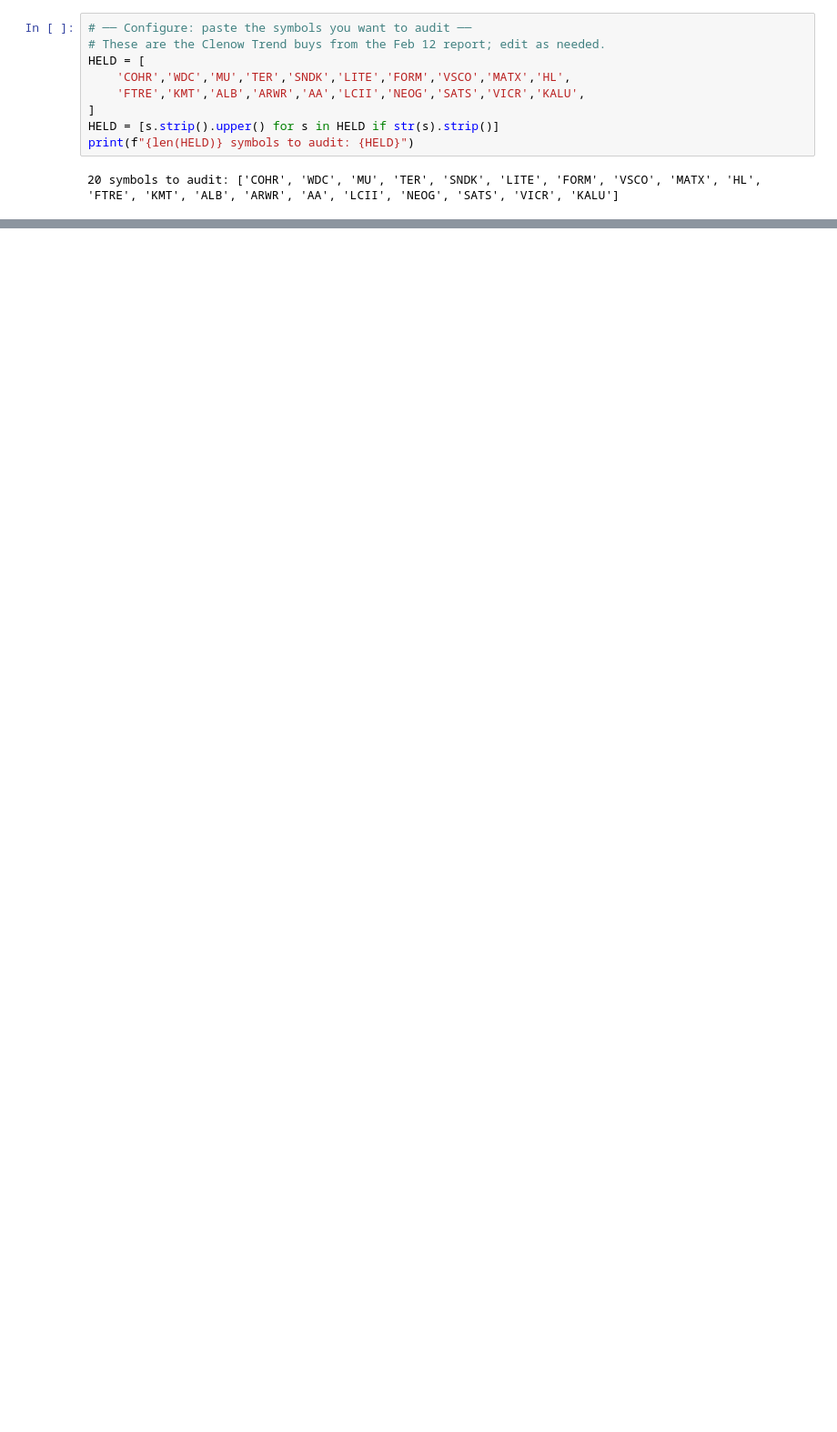
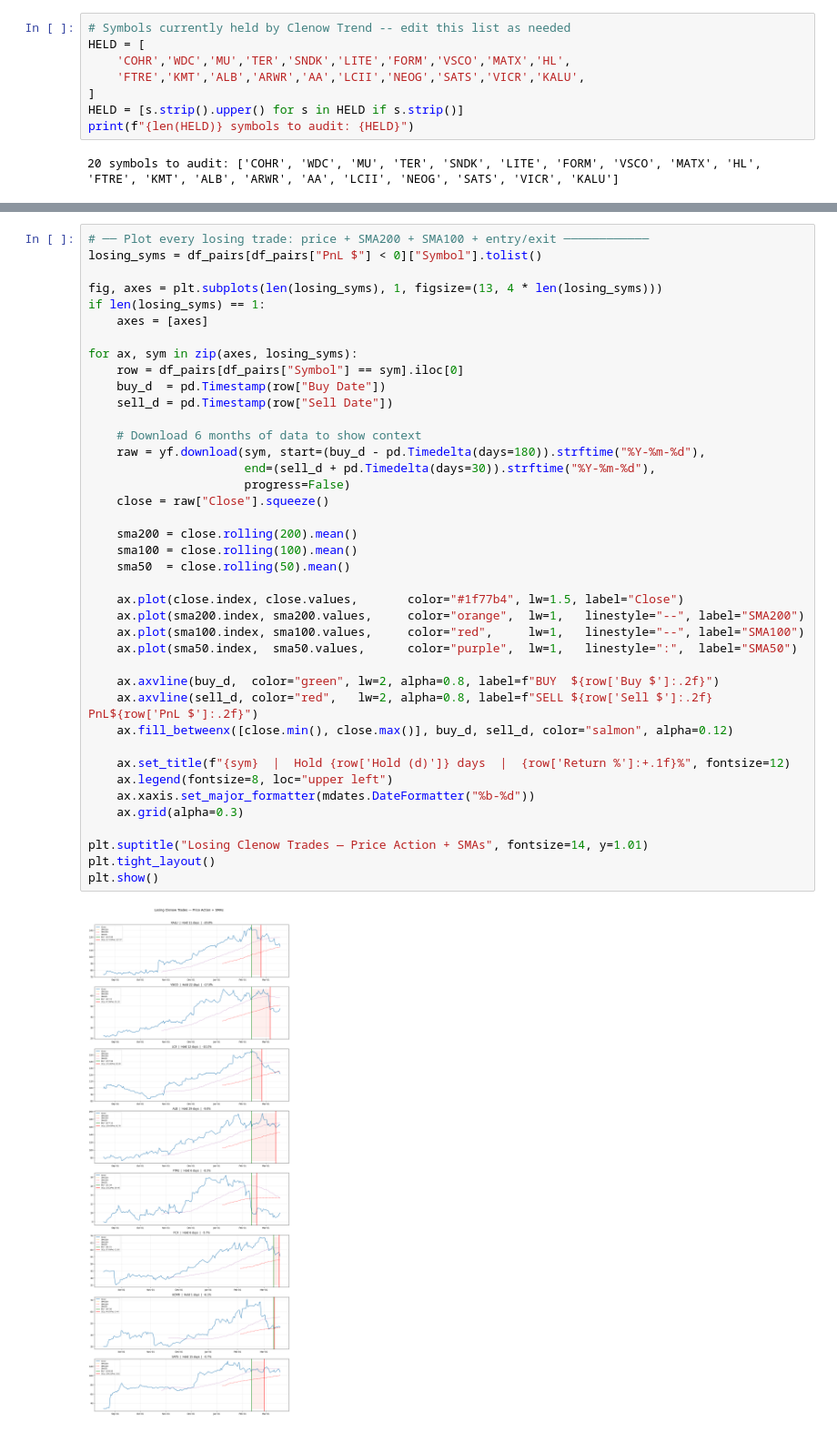
Before and after one commit to Shazil10/alpaca-paper-trader, a Jupyter notebook: analysis/strategies/momentum/clenow_trend.ipynb, the cells around one changed output, grey strips where cells are left out. Shown at 91% size. Cells and saved outputs as stored; diff of their text form; blank space fills up the shorter version.

```diff
--- a/analysis/strategies/momentum/clenow_trend.ipynb
+++ b/analysis/strategies/momentum/clenow_trend.ipynb
@@ -377,11 +372,10 @@ Paste your held symbols in the next cell and run it.
 # %%
-# ── Configure: paste the symbols you want to audit ──
-# These are the Clenow Trend buys from the Feb 12 report; edit as needed.
+# Symbols currently held by Clenow Trend -- edit this list as needed
 HELD = [
     'COHR','WDC','MU','TER','SNDK','LITE','FORM','VSCO','MATX','HL',
     'FTRE','KMT','ALB','ARWR','AA','LCII','NEOG','SATS','VICR','KALU',
 ]
-HELD = [s.strip().upper() for s in HELD if str(s).strip()]
+HELD = [s.strip().upper() for s in HELD if s.strip()]
 print(f"{len(HELD)} symbols to audit: {HELD}")
 # %% [output]
 20 symbols to audit: ['COHR', 'WDC', 'MU', 'TER', 'SNDK', 'LITE', 'FORM', 'VSCO', 'MATX', 'HL', 'FTRE', 'KMT', 'ALB', 'ARWR', 'AA', 'LCII', 'NEOG', 'SATS', 'VICR', 'KALU']
@@ -542,0 +619,42 @@ Exit days per symbol (last 5 trading days):
+# %%
+# ── Plot every losing trade: price + SMA200 + SMA100 + entry/exit ────────────
+losing_syms = df_pairs[df_pairs["PnL $"] < 0]["Symbol"].tolist()
+
+fig, axes = plt.subplots(len(losing_syms), 1, figsize=(13, 4 * len(losing_syms)))
+if len(losing_syms) == 1:
+    axes = [axes]
+
+for ax, sym in zip(axes, losing_syms):
+    row = df_pairs[df_pairs["Symbol"] == sym].iloc[0]
+    buy_d  = pd.Timestamp(row["Buy Date"])
+    sell_d = pd.Timestamp(row["Sell Date"])
+
+    # Download 6 months of data to show context
+    raw = yf.download(sym, start=(buy_d - pd.Timedelta(days=180)).strftime("%Y-%m-%d"),
+                      end=(sell_d + pd.Timedelta(days=30)).strftime("%Y-%m-%d"),
+                      progress=False)
+    close = raw["Close"].squeeze()
+
+    sma200 = close.rolling(200).mean()
+    sma100 = close.rolling(100).mean()
+    sma50  = close.rolling(50).mean()
+
+    ax.plot(close.index, close.values,       color="#1f77b4", lw=1.5, label="Close")
+    ax.plot(sma200.index, sma200.values,     color="orange",  lw=1,   linestyle="--", label="SMA200")
+    ax.plot(sma100.index, sma100.values,     color="red",     lw=1,   linestyle="--", label="SMA100")
+    ax.plot(sma50.index,  sma50.values,      color="purple",  lw=1,   linestyle=":",  label="SMA50")
+
+    ax.axvline(buy_d,  color="green", lw=2, alpha=0.8, label=f"BUY  ${row['Buy $']:.2f}")
+    ax.axvline(sell_d, color="red",   lw=2, alpha=0.8, label=f"SELL ${row['Sell $']:.2f}  PnL${row['PnL $']:.2f}")
+    ax.fill_betweenx([close.min(), close.max()], buy_d, sell_d, color="salmon", alpha=0.12)
+
+    ax.set_title(f"{sym}  |  Hold {row['Hold (d)']} days  |  {row['Return %']:+.1f}%", fontsize=12)
+    ax.legend(fontsize=8, loc="upper left")
+    ax.xaxis.set_major_formatter(mdates.DateFormatter("%b-%d"))
+    ax.grid(alpha=0.3)
+
+plt.suptitle("Losing Clenow Trades — Price Action + SMAs", fontsize=14, y=1.01)
+plt.tight_layout()
+plt.show()
+# %% [output]
+[figure, added]
```
Also changed, not shown: parts of 24 cells of this notebook, 22 other files.
